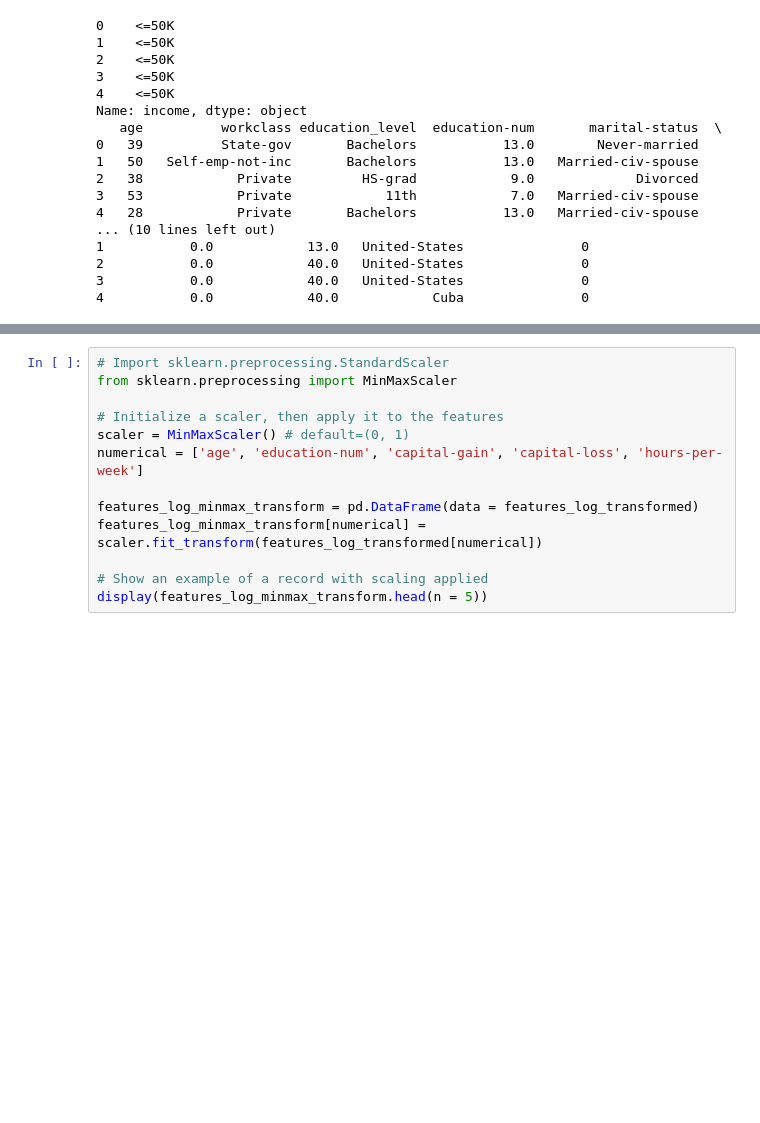
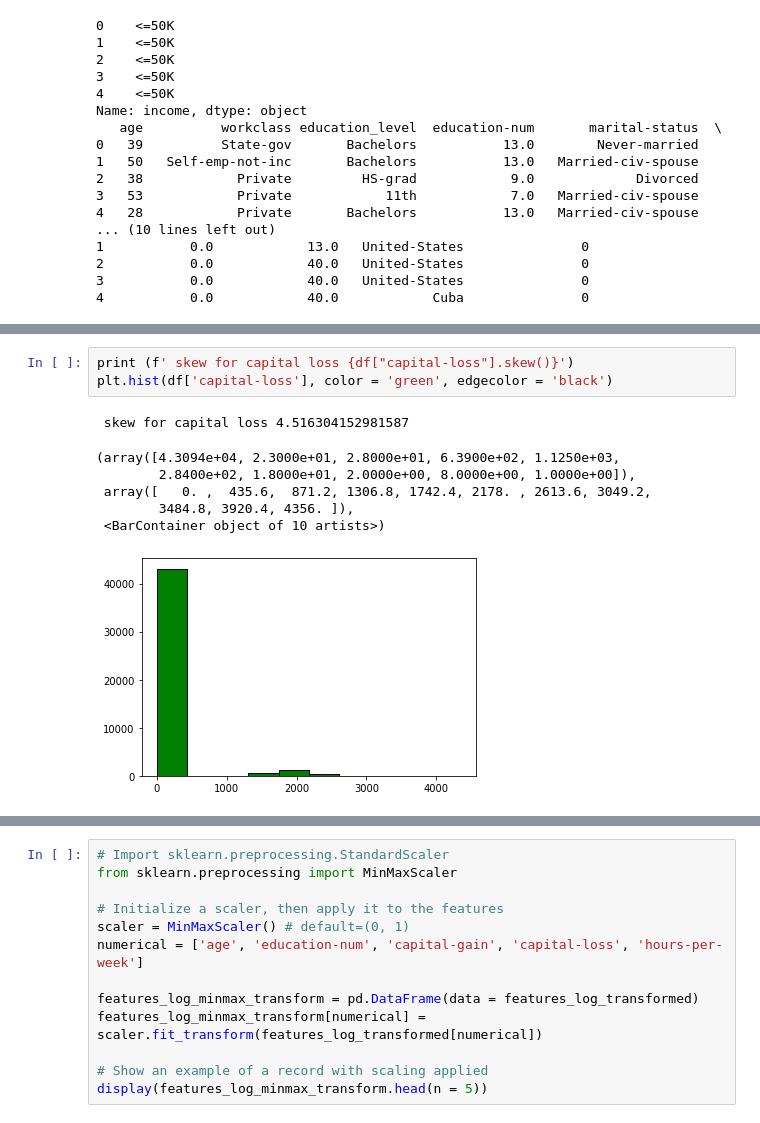
Before and after one commit to BrittaEnte/calculator-, a Jupyter notebook: finding-donors-for-charity-udacity.ipynb, the cells around one changed output, grey strips where cells are left out. Cells and saved outputs as stored; diff of their text form; blank space fills up the shorter version.

```diff
--- a/finding-donors-for-charity-udacity.ipynb
+++ b/finding-donors-for-charity-udacity.ipynb
@@ -299,0 +297,11 @@ Name: income, dtype: object
+# %%
+print (f' skew for capital loss {df["capital-loss"].skew()}')
+plt.hist(df['capital-loss'], color = 'green', edgecolor = 'black')
+# %% [output]
+ skew for capital loss 4.516304152981587
+(array([4.3094e+04, 2.3000e+01, 2.8000e+01, 6.3900e+02, 1.1250e+03,
+        2.8400e+02, 1.8000e+01, 2.0000e+00, 8.0000e+00, 1.0000e+00]),
+ array([   0. ,  435.6,  871.2, 1306.8, 1742.4, 2178. , 2613.6, 3049.2,
+        3484.8, 3920.4, 4356. ]),
+ <BarContainer object of 10 artists>)
+[figure, added]
```
Also changed, not shown: parts of 7 cells of this notebook.
